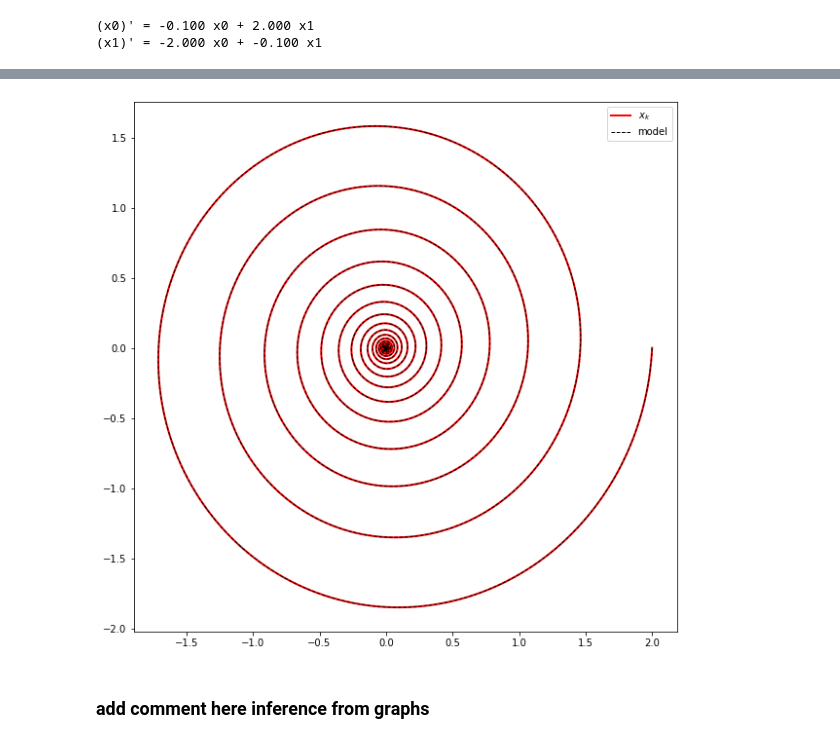
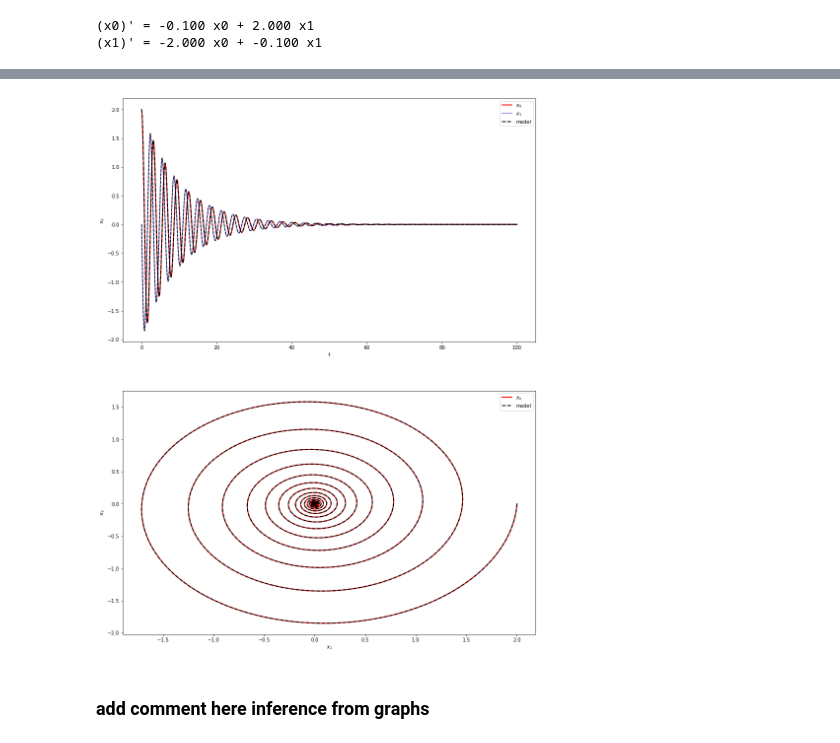
Before and after one commit to rs-saran/sindy, a Jupyter notebook: Damped_harmonic_Oscillator.ipynb, the cells around one changed output, grey strips where cells are left out. Saved outputs shown, nothing was run; the diff lists cells and outputs as text; code cells hidden in the pictures.

```diff
--- a/Damped_harmonic_Oscillator.ipynb
+++ b/Damped_harmonic_Oscillator.ipynb
@@ -139,13 +113,19 @@ TypeError: ignored
-# %%
-fig = plt.figure(figsize=(10,10))
-plt.plot(x_train[:, 0], x_train[:, 1], "r", label="$x_k$", **plot_kws)
-plt.plot(x_sim[:, 0], x_sim[:, 1], "k--", label="model", **plot_kws1)
-plt.legend()
-plt.xlabel('$x_1$')
-plt.ylabel("$x_2$")
-fig.show()
-# %% [output]
-[figure, removed]
+# %%
+fig, axs = plt.subplots(2, 1, figsize=(15, 20))
+axs[0].plot(t_train, x_train[:, 0], "r", label="$x_0$", **plot_kws)
+axs[0].plot(t_train, x_train[:, 1], "b", label="$x_1$", alpha=0.4, **plot_kws)
+axs[0].plot(t_train, x_sim[:, 0], "k--", label="model", **plot_kws)
+axs[0].plot(t_train, x_sim[:, 1], "k--")
+axs[0].legend()
+axs[0].set(xlabel="t", ylabel="$x_k$")
+
+axs[1].plot(x_train[:, 0], x_train[:, 1], "r", label="$x_k$", **plot_kws)
+axs[1].plot(x_sim[:, 0], x_sim[:, 1], "k--", label="model", **plot_kws)
+axs[1].legend()
+axs[1].set(xlabel="$x_1$", ylabel="$x_2$")
+fig.show()
+# %% [output]
+[figure, added]
 # %% [markdown]
 ### add comment here inference from graphs
 # %% [markdown]
```
Also changed, not shown: parts of 10 cells of this notebook.
